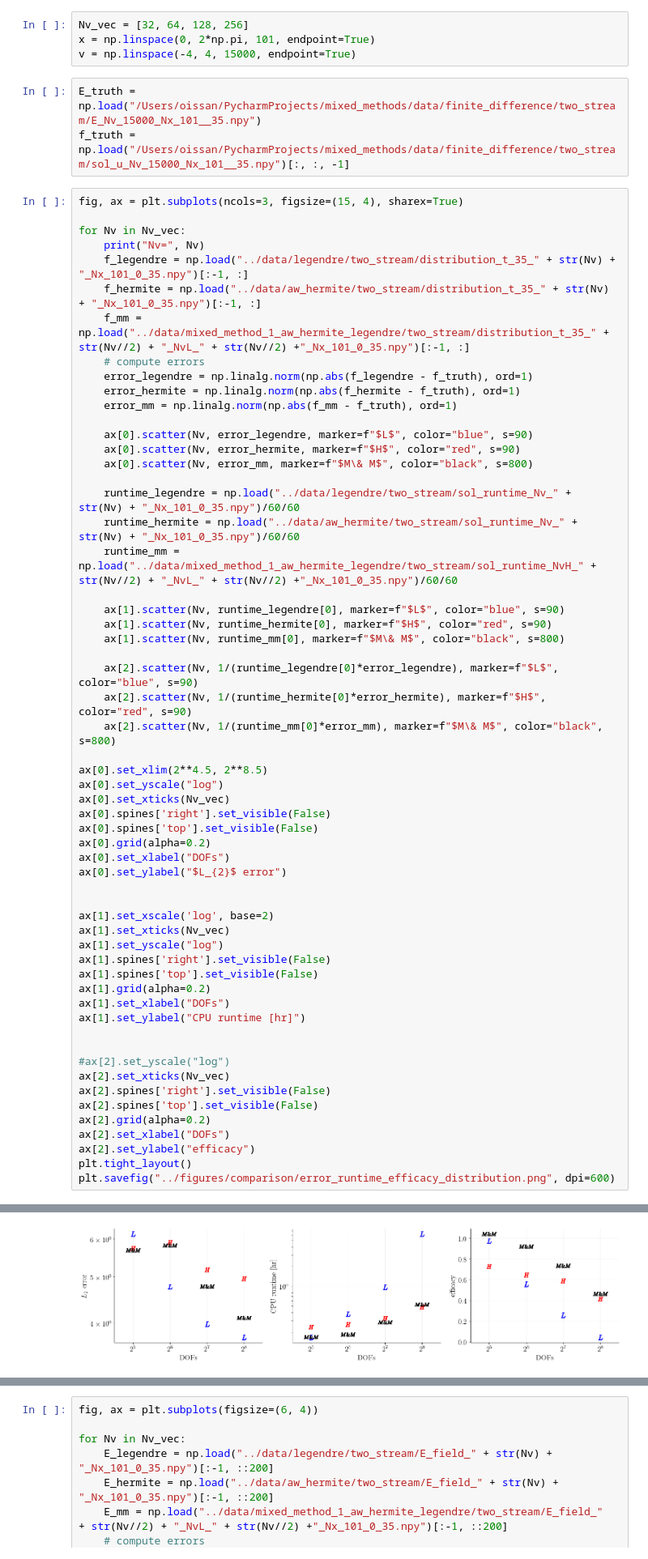
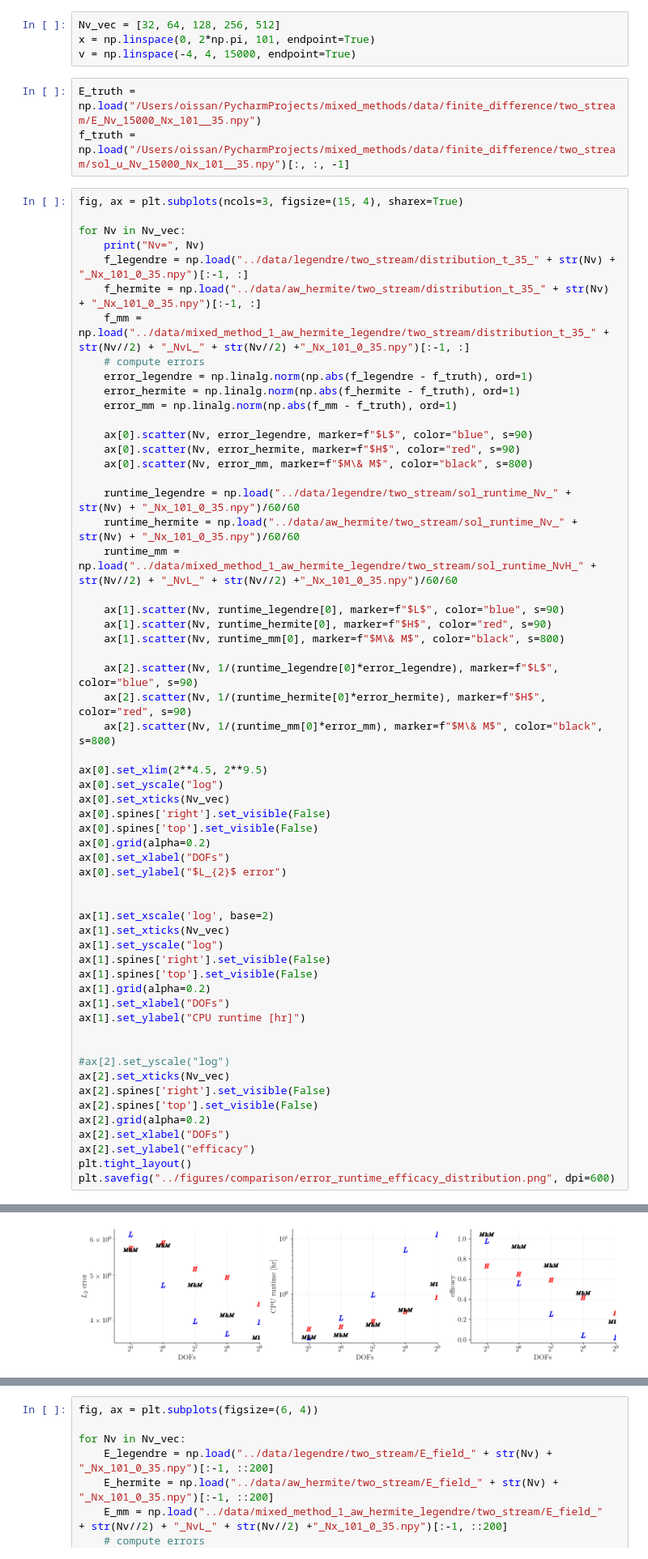
Before and after one commit to opaliss/mixed_methods, a Jupyter notebook: analysis/two_stream_instability_comparison_of_methods.ipynb, the cells around one changed output, grey strips where cells are left out. Shown: that part at 81% size. Saved outputs shown, nothing was run; the diff lists cells and outputs as text.

```diff
--- a/analysis/two_stream_instability_comparison_of_methods.ipynb
+++ b/analysis/two_stream_instability_comparison_of_methods.ipynb
@@ -32,7 +32,7 @@ color3 = inferno_cmap(0.75)
 # %% [markdown]
 # Distribution function comparison
 # %%
-Nv_vec = [32, 64, 128, 256]
+Nv_vec = [32, 64, 128, 256, 512]
 x = np.linspace(0, 2*np.pi, 101, endpoint=True)
 v = np.linspace(-4, 4, 15000, endpoint=True)
 # %%
@@ -67,7 +67,7 @@ for Nv in Nv_vec:
     ax[2].scatter(Nv, 1/(runtime_hermite[0]*error_hermite), marker=f"$H$", color="red", s=90)
     ax[2].scatter(Nv, 1/(runtime_mm[0]*error_mm), marker=f"$M\& M$", color="black", s=800)
 
-ax[0].set_xlim(2**4.5, 2**8.5)
+ax[0].set_xlim(2**4.5, 2**9.5)
 ax[0].set_yscale("log")
 ax[0].set_xticks(Nv_vec)
 ax[0].spines['right'].set_visible(False)
@@ -104,4 +105,4 @@ Nv= 256
-[figure, old version]
+[figure, new version]
 # %%
 fig, ax = plt.subplots(figsize=(6, 4))
 
```
Also changed, not shown: parts of 2 cells of this notebook, 2 other files.
